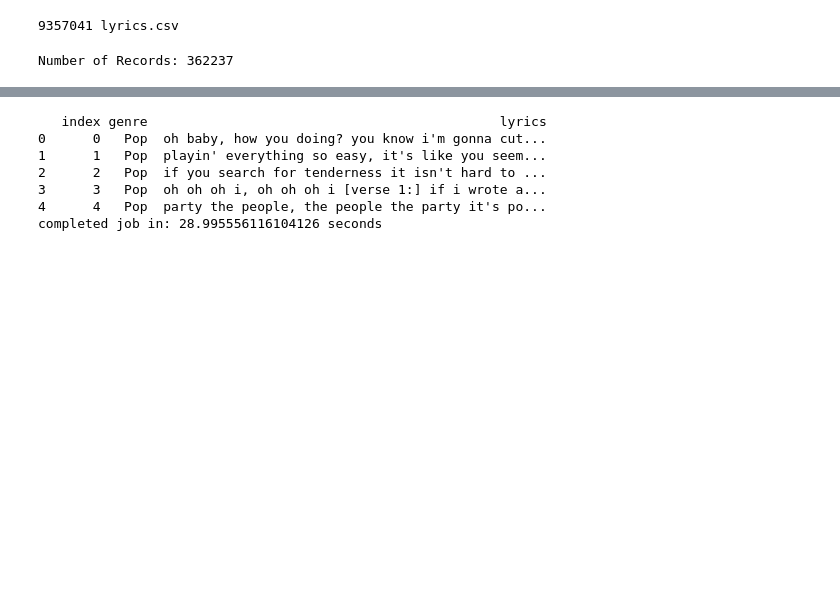
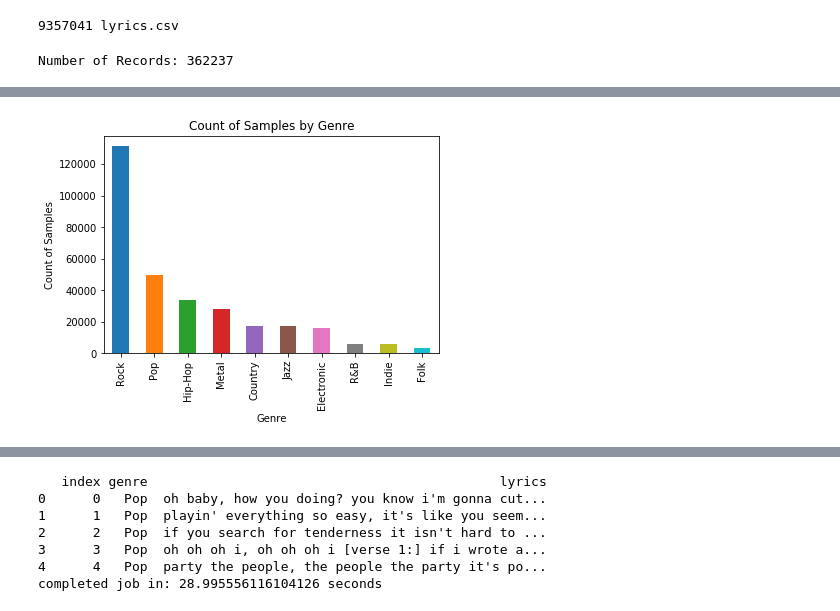
Before and after one commit to danonprice/LyricsGenreClassification, a Jupyter notebook: FinalProject/final_project_workbook.ipynb, the cells around one changed output, grey strips where cells are left out. Drawn from its saved outputs; the diff is of its cells as text; code cells hidden in the pictures; blank space fills up the shorter version.

```diff
--- a/FinalProject/final_project_workbook.ipynb
+++ b/FinalProject/final_project_workbook.ipynb
@@ -252,0 +274,4 @@ Number of Records: 362237
+# %%
+lyrics_sample = lyrics_sample.drop(lyrics_sample[lyrics_sample.genre == 'Not Available'].index)
+lyrics_sample = lyrics_sample.drop(lyrics_sample[lyrics_sample.genre == 'Other'].index)
+lyrics_sample['genre'].value_counts()
@@ -252,0 +290,8 @@ Number of Records: 362237
+# %%
+plot = lyrics_sample['genre'].value_counts().plot(kind='bar')
+plt.xlabel('Genre')
+plt.ylabel('Count of Samples')
+plt.title('Count of Samples by Genre')
+plt.show()
+# %% [output]
+[figure, added]
```
Also changed, not shown: parts of 65 cells of this notebook, 2 other files.
